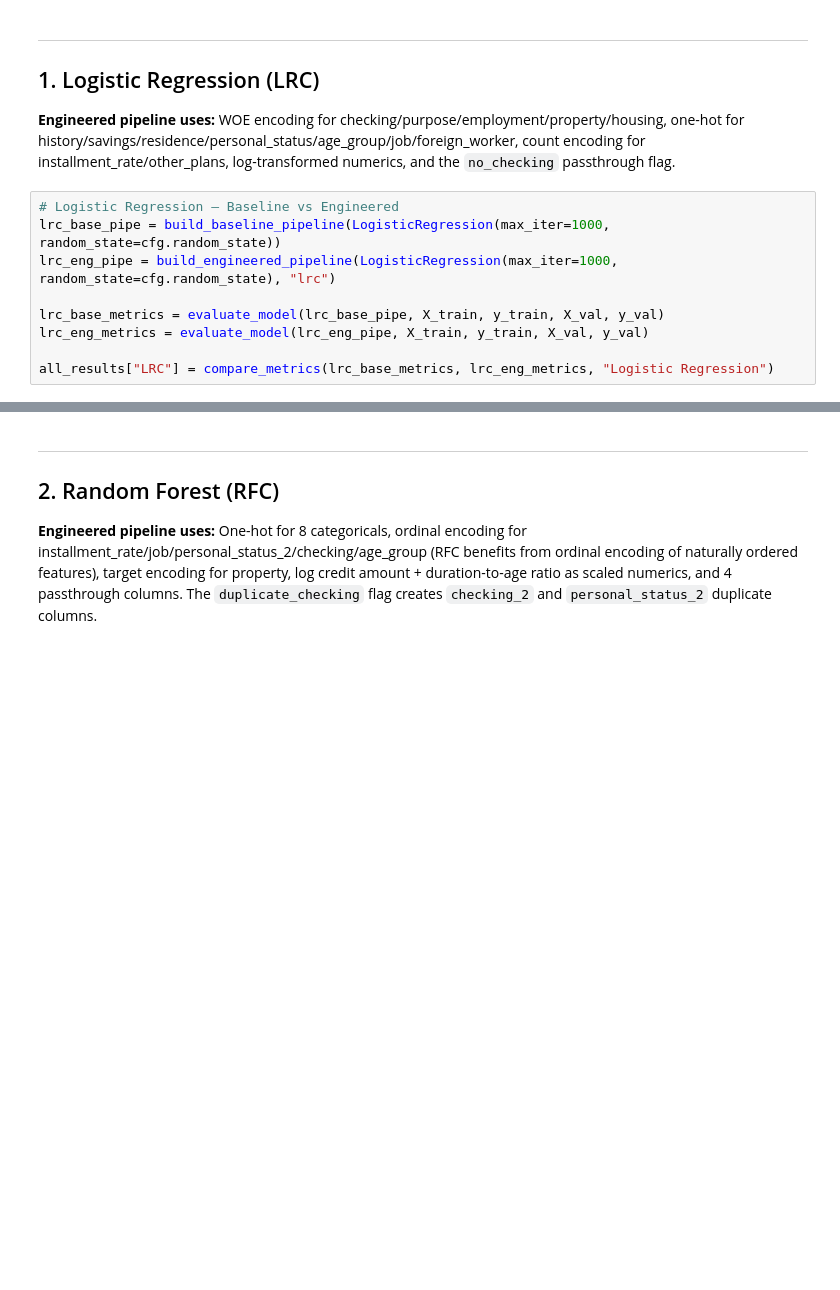
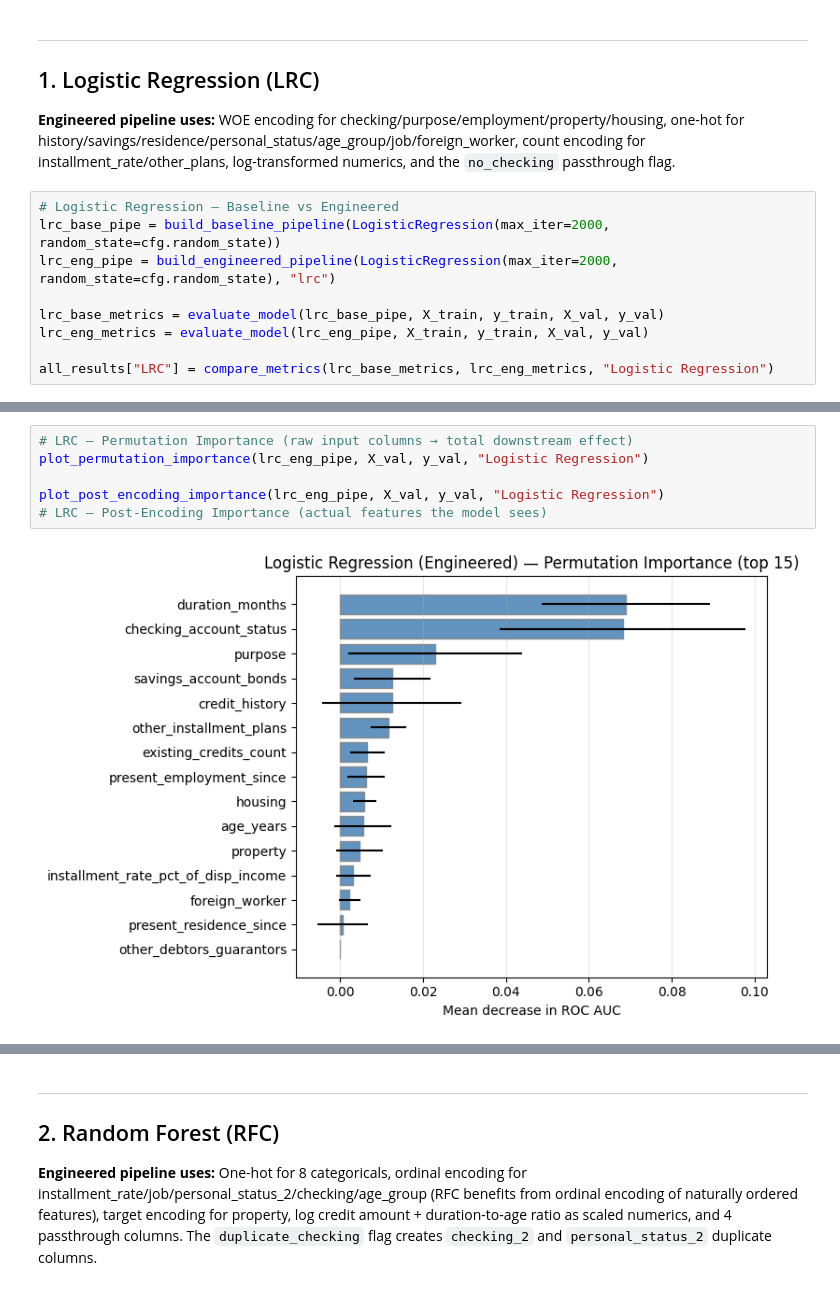
Before and after one commit to ntinasf/credit-risk, a Jupyter notebook: notebooks/feature_engineering.ipynb, the cells around one changed output, grey strips where cells are left out. Saved outputs shown, nothing was run; the diff lists cells and outputs as text; blank space fills up the shorter version.

```diff
--- a/notebooks/feature_engineering.ipynb
+++ b/notebooks/feature_engineering.ipynb
@@ -192,8 +306,8 @@ all_results = {}
 **Engineered pipeline uses:** WOE encoding for checking/purpose/employment/property/housing, one-hot for history/savings/residence/personal_status/age_group/job/foreign_worker, count encoding for installment_rate/other_plans, log-transformed numerics, and the `no_checking` passthrough flag.
 # %%
 # Logistic Regression — Baseline vs Engineered
-lrc_base_pipe = build_baseline_pipeline(LogisticRegression(max_iter=1000, random_state=cfg.random_state))
-lrc_eng_pipe = build_engineered_pipeline(LogisticRegression(max_iter=1000, random_state=cfg.random_state), "lrc")
+lrc_base_pipe = build_baseline_pipeline(LogisticRegression(max_iter=2000, random_state=cfg.random_state))
+lrc_eng_pipe = build_engineered_pipeline(LogisticRegression(max_iter=2000, random_state=cfg.random_state), "lrc")
 
 lrc_base_metrics = evaluate_model(lrc_base_pipe, X_train, y_train, X_val, y_val)
 lrc_eng_metrics = evaluate_model(lrc_eng_pipe, X_train, y_train, X_val, y_val)
@@ -203,0 +373,8 @@ plot_side_by_side_learning_curves(lrc_base_pipe, lrc_eng_pipe, X_train, y_train,
+# %%
+# LRC — Permutation Importance (raw input columns → total downstream effect)
+plot_permutation_importance(lrc_eng_pipe, X_val, y_val, "Logistic Regression")
+
+plot_post_encoding_importance(lrc_eng_pipe, X_val, y_val, "Logistic Regression")
+# LRC — Post-Encoding Importance (actual features the model sees)
+# %% [output]
+[figure, added]
```
Also changed, not shown: parts of 18 cells of this notebook, 3 other files.
